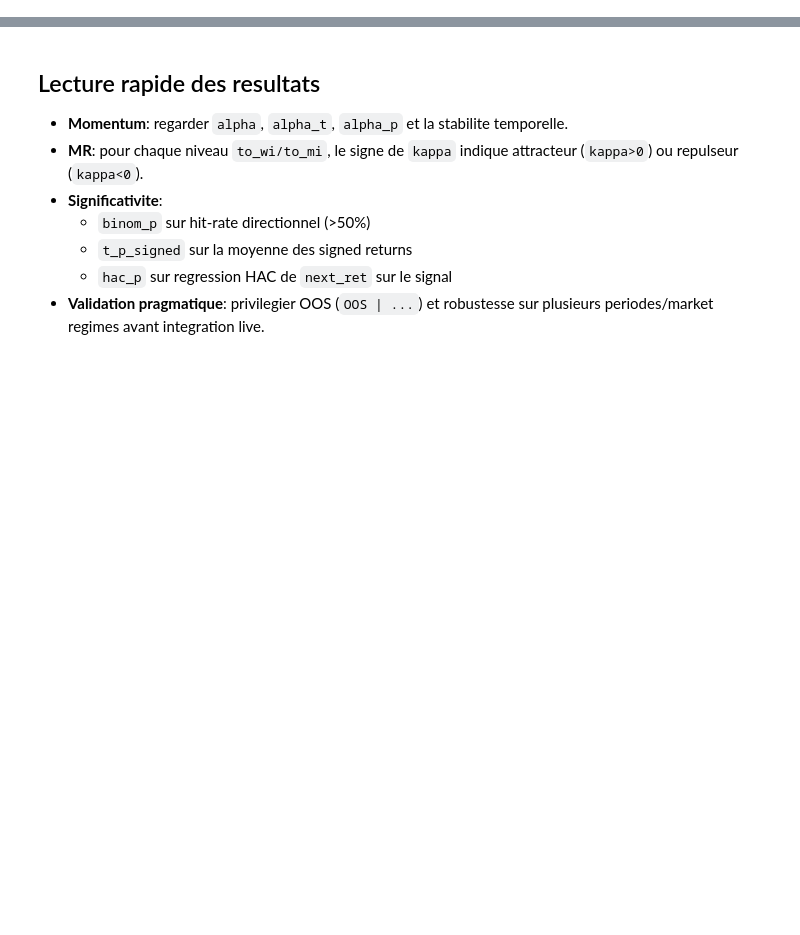
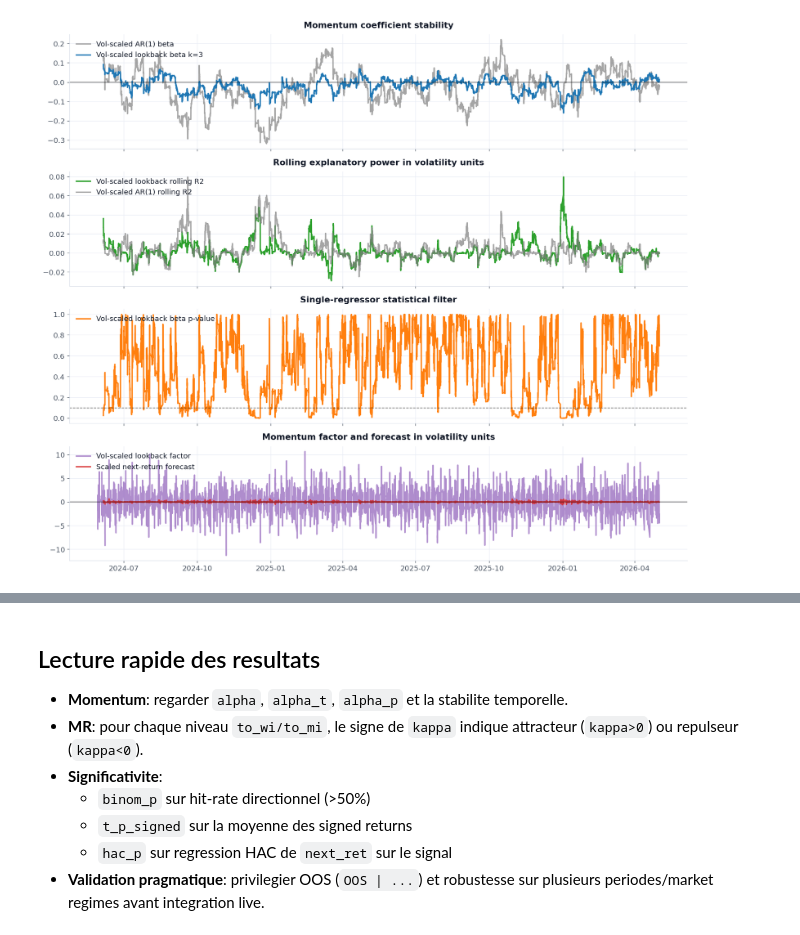
Before and after one commit to IliesElJ/metalib, a Jupyter notebook: metalib/notebooks/eurusd_h4_pull.ipynb, the cells around one changed output, grey strips where cells are left out. Cells and saved outputs as stored; diff of their text form; code cells hidden in the pictures; blank space fills up the shorter version.

```diff
--- a/metalib/notebooks/eurusd_h4_pull.ipynb
+++ b/metalib/notebooks/eurusd_h4_pull.ipynb
@@ -39,7 +42,10 @@ CSV_PATH = Path('metalib/data/eurusd/eurusd_h4_latest.csv')
 USE_MT5_PULL = True  # True pour forcer un refresh live
 
 MOM_WINDOW = 250          # ~6 semaines H4
+MOM_LOOKBACK = 3         # single regressor: sum(r*_t, ..., r*_{t-k})
+MOM_VOL_WINDOW = 63       # rolling volatility for return scaling
 MOM_ALPHA_SIG = 0.10
+MOM_RESID_LAGS = [5, 10, 20]
 
 MR_TIMEFRAME = '1D'       # HTF du module MR
 MR_WINDOW = 220           # ~1 an de jours de trading
@@ -209,2 +331,29 @@ print('Last alpha:', float(mom['alpha'].dropna().iloc[-1]))
 # %%
-mom.plot(figsize=(20, 30), subplots=True, sharex=True, grid=True, legend=True, xlabel='Time', ylabel='Momentum')
+fig, axes = plt.subplots(4, 1, figsize=(14, 12), sharex=True)
+
+axes[0].plot(mom.index, mom['alpha_ar1'], label='Vol-scaled AR(1) beta', color='tab:gray', alpha=0.7)
+axes[0].plot(mom.index, mom['alpha'], label=f'Vol-scaled lookback beta k={MOM_LOOKBACK}', color='tab:blue')
+axes[0].axhline(0, color='black', lw=1, alpha=0.6)
+axes[0].set_title('Momentum coefficient stability')
+axes[0].legend(loc='upper left')
+
+axes[1].plot(mom.index, mom['alpha_r2'], label='Vol-scaled lookback rolling R2', color='tab:green')
+axes[1].plot(mom.index, mom['alpha_ar1_r2'], label='Vol-scaled AR(1) rolling R2', color='tab:gray', alpha=0.7)
+axes[1].set_title('Rolling explanatory power in volatility units')
+axes[1].legend(loc='upper left')
+
+axes[2].plot(mom.index, mom['alpha_p'], label='Vol-scaled lookback beta p-value', color='tab:orange')
+axes[2].axhline(MOM_ALPHA_SIG, color='black', lw=1, alpha=0.6, linestyle='--')
+axes[2].set_title('Single-regressor statistical filter')
+axes[2].legend(loc='upper left')
+
+axes[3].plot(mom.index, mom['mom_factor'], label='Vol-scaled lookback factor', color='tab:purple', alpha=0.75)
+axes[3].plot(mom.index, mom['mom_forecast_scaled'], label='Scaled next-return forecast', color='tab:red', alpha=0.85)
+axes[3].axhline(0, color='black', lw=1, alpha=0.6)
+axes[3].set_title('Momentum factor and forecast in volatility units')
+axes[3].legend(loc='upper left')
+
+plt.tight_layout()
+plt.show()
+# %% [output]
+[figure, added]
```
Also changed, not shown: parts of 13 cells of this notebook, 55 other files.
